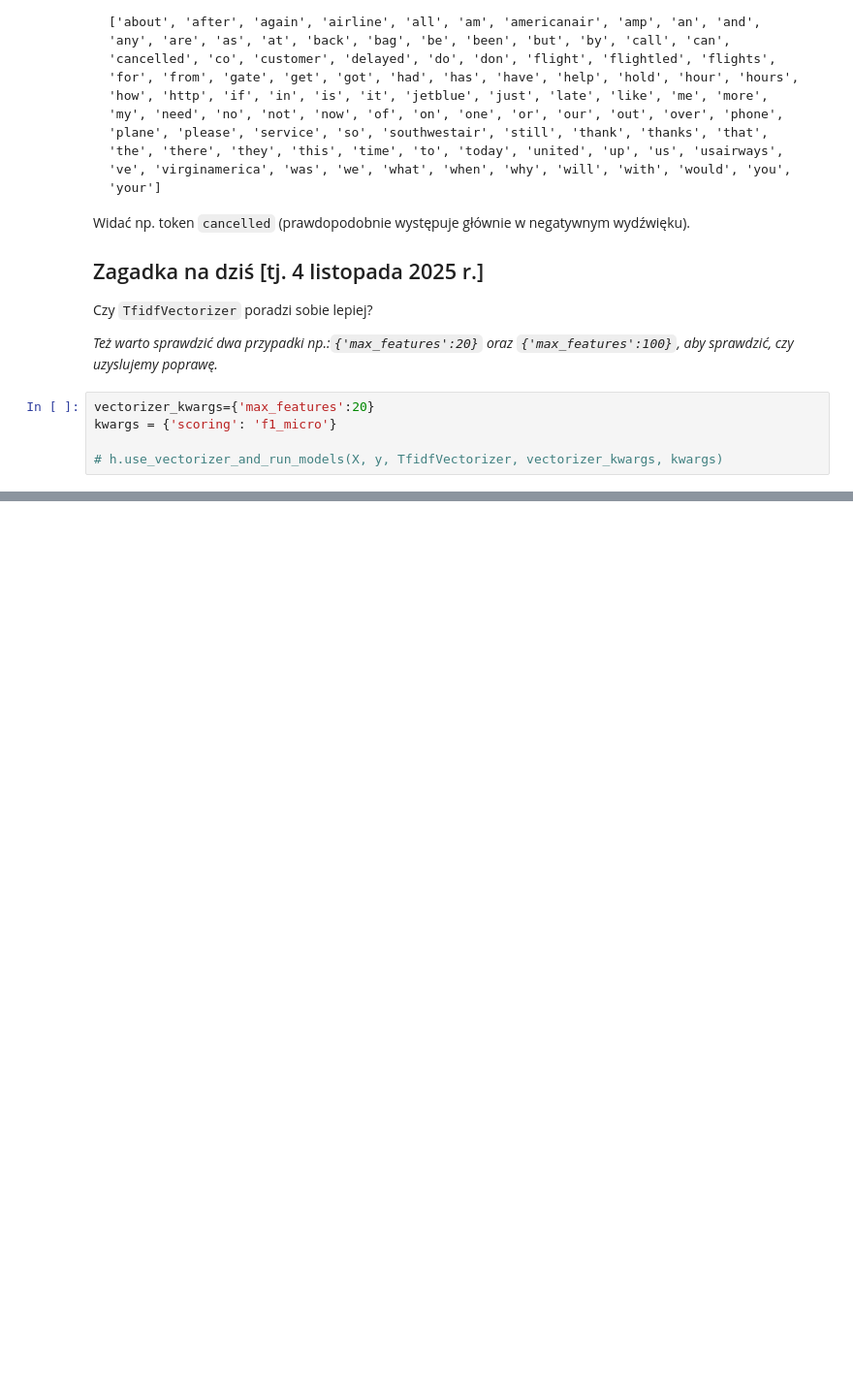
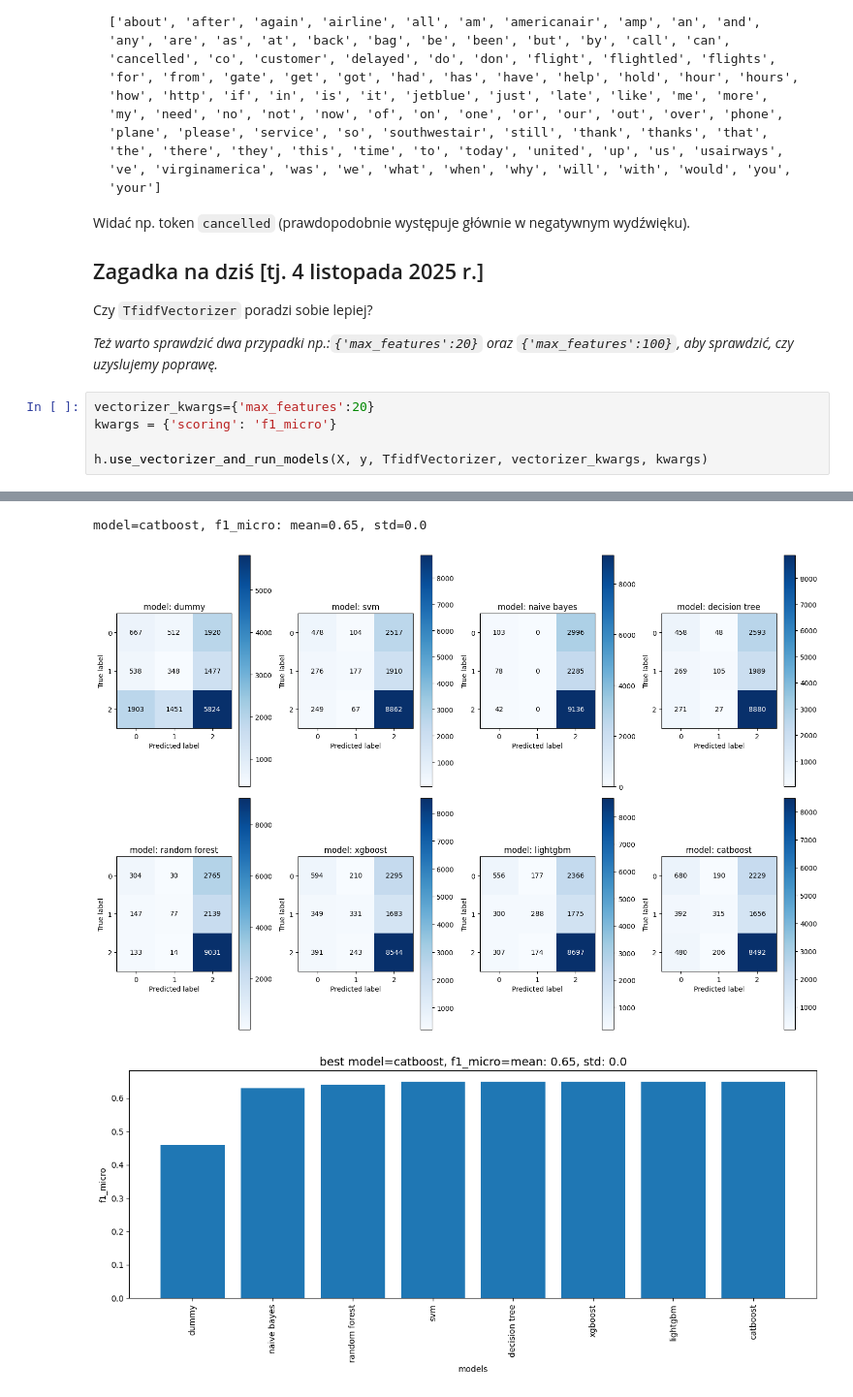
Before and after one commit to Kos261/Statistical-arbitration, a Jupyter notebook: Lab5/Lab.I.50.raw.ipynb, the cells around one changed output, grey strips where cells are left out. Shown at 97% size. Drawn from its saved outputs; the diff is of its cells as text; blank space fills up the shorter version.

```diff
--- a/Lab5/Lab.I.50.raw.ipynb
+++ b/Lab5/Lab.I.50.raw.ipynb
@@ -90,4 +222,5 @@ _Też warto sprawdzić dwa przypadki np.:`{'max_features':20}` oraz `{'max_featu
 vectorizer_kwargs={'max_features':20}
 kwargs = {'scoring': 'f1_micro'}
 
-# h.use_vectorizer_and_run_models(X, y, TfidfVectorizer, vectorizer_kwargs, kwargs)
+h.use_vectorizer_and_run_models(X, y, TfidfVectorizer, vectorizer_kwargs, kwargs)
+# %% [output]
@@ -93,0 +278,3 @@ kwargs = {'scoring': 'f1_micro'}
+model=catboost, f1_micro: mean=0.65, std=0.0
+[figure, added]
+[figure, added]
```
Also changed, not shown: parts of 8 cells of this notebook, 3 other files.
